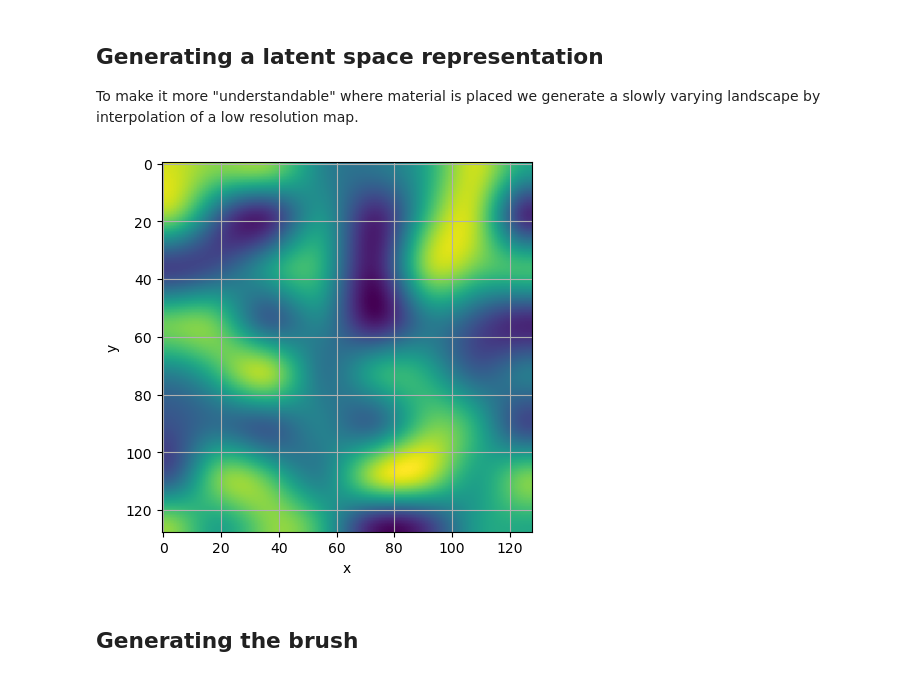
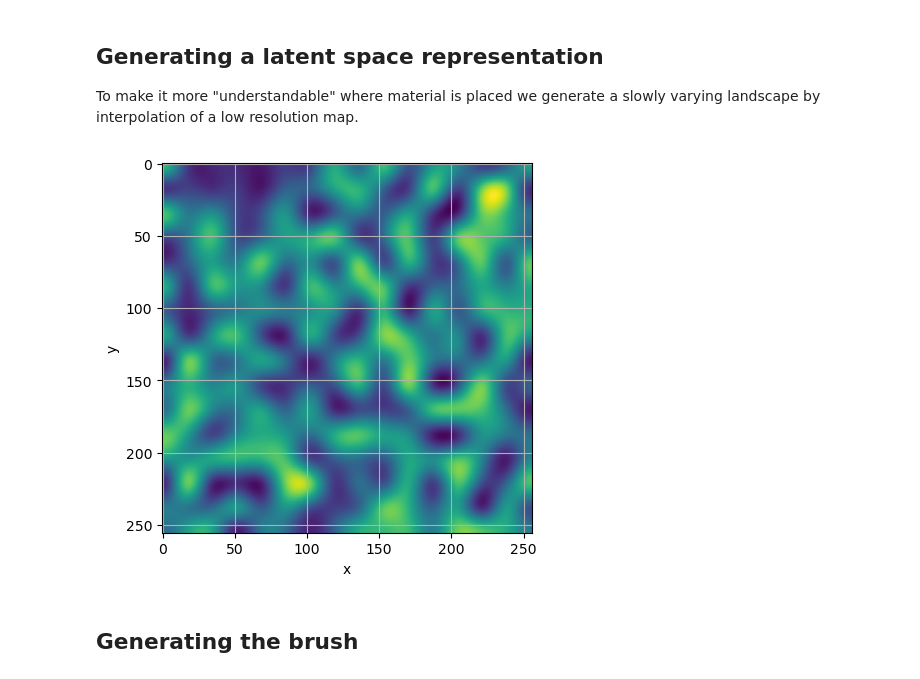
Before and after one commit to flaport/inverse_design, a Jupyter notebook: notebooks/09_local_generator.ipynb, the cells around one changed output. Cells and saved outputs as stored; diff of their text form; code cells hidden in the pictures.

```diff
--- a/notebooks/09_local_generator.ipynb
+++ b/notebooks/09_local_generator.ipynb
@@ -7,18 +7,18 @@ import time
 ## Generating a latent space representation
 To make it more "understandable" where material is placed we generate a slowly varying landscape by interpolation of a low resolution map.
 # %%
-features = 8
+features = 16
 zoom = 16
 heatmap = np.random.random((features,features))-0.5
 large_heatmap = scipy.ndimage.zoom(heatmap, zoom)
 plt.imshow(large_heatmap)
 plt.xlabel("x")
 plt.ylabel("y")
 plt.grid()
 
 N=features*zoom
 # %% [output]
-[figure, old version]
+[figure, new version]
 # %% [markdown]
 ## Generating the brush
 # %%
```
Also changed, not shown: parts of 5 cells of this notebook.
